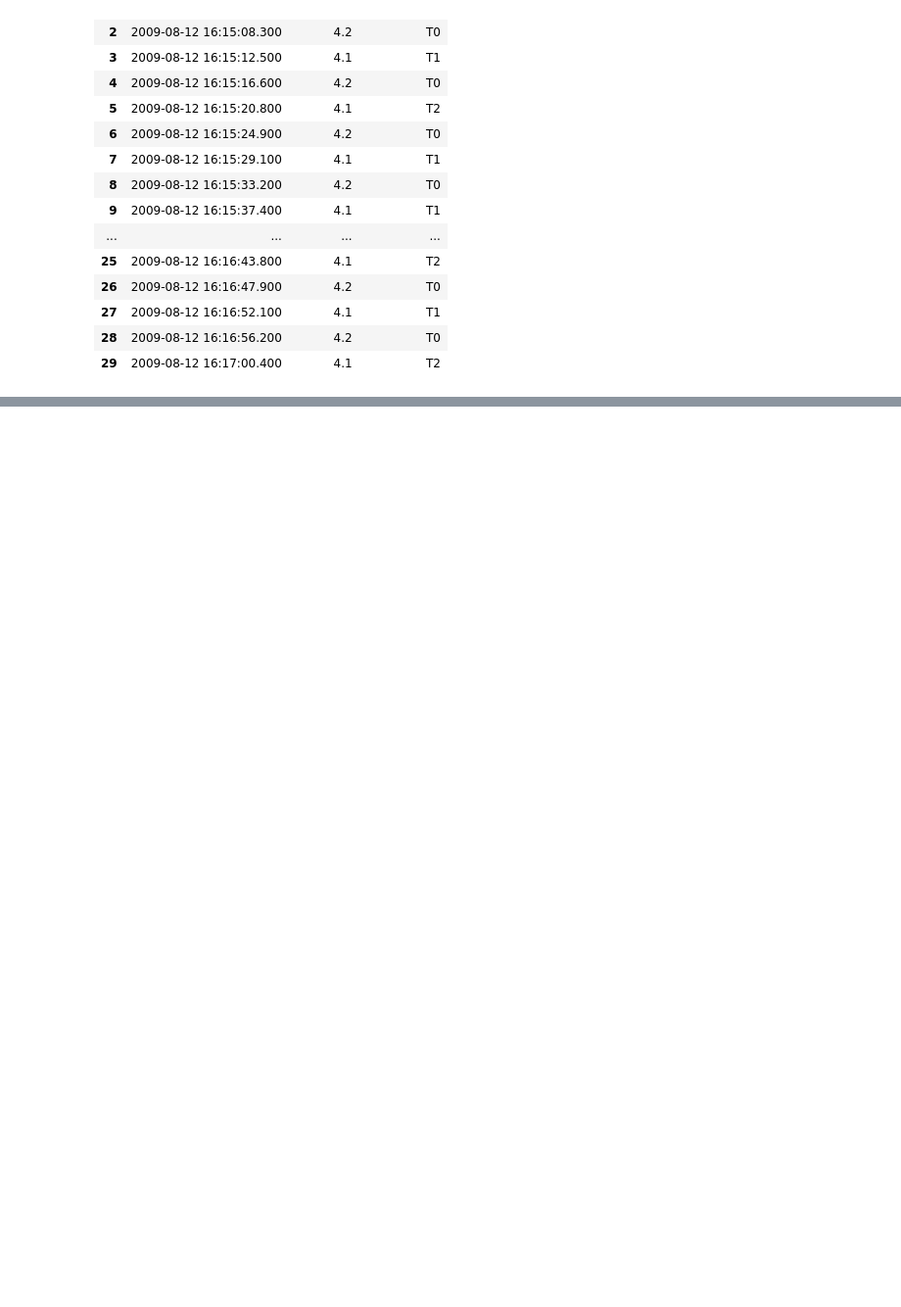
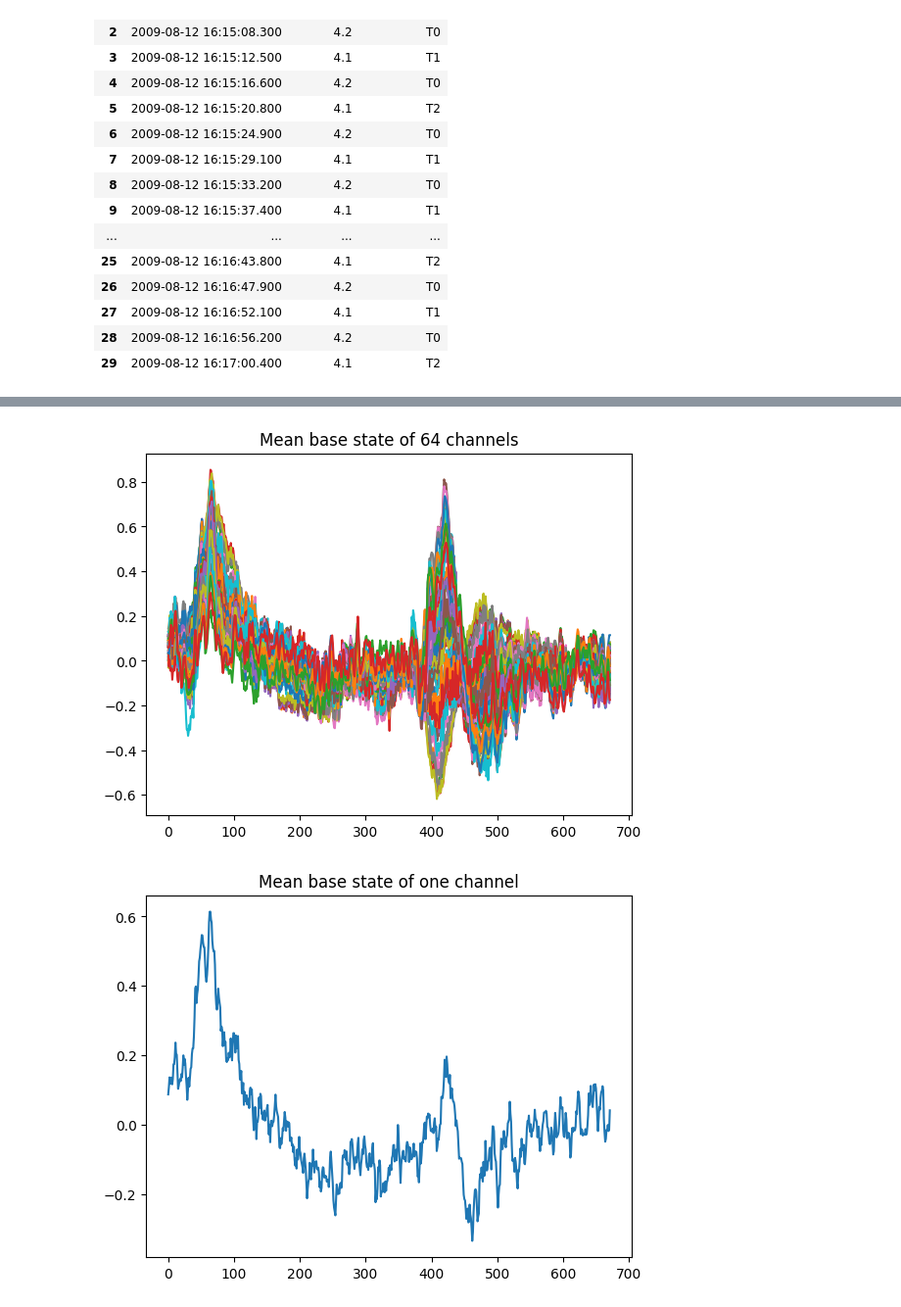
Before and after one commit to sankiks/BCI, a Jupyter notebook: BCI.ipynb, the cells around one changed output, grey strips where cells are left out. Shown at 98% size. Cells and saved outputs as stored; diff of their text form; code cells hidden in the pictures; blank space fills up the shorter version.

```diff
--- a/BCI.ipynb
+++ b/BCI.ipynb
@@ -131,0 +218,15 @@ plt.show()
+# %%
+#treatment of unequal sized tensors
+
+counter=1
+zeros=np.zeros((64,16)) #padding with zeros so all segments are of same size
+for i in range(len(X)):
+    if i%2 ==0:
+        mean=mean+X[i]
+        counter+=1
+    if i%2 ==1:
+        X[i]=np.c_[X[i],zeros]
+mean=mean/counter
+print(mean)
+print(X[1].shape)
+print(X[0].shape)
@@ -131,0 +249,13 @@ plt.show()
+# %%
+plt.plot(mean.T)
+plt.title("Mean base state of 64 channels")
+plt.show()
+plt.plot(mean[1])
+plt.title("Mean base state of one channel")
+plt.show()
+plt.plot(X[0].T)
+plt.title("Base state")
+plt.show()
+# %% [output]
+[figure, added]
+[figure, added]
```
Also changed, not shown: parts of 22 cells of this notebook.
